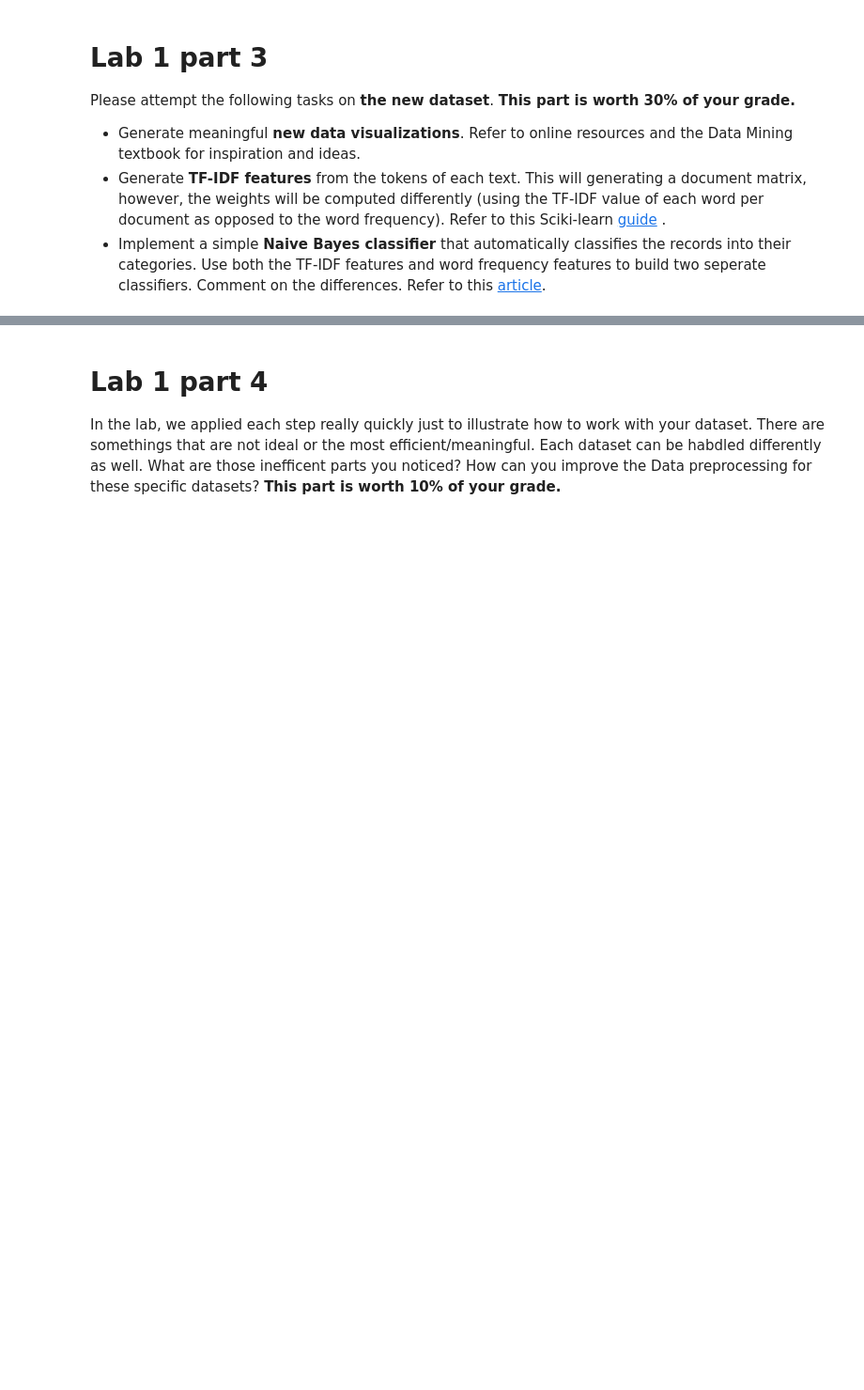
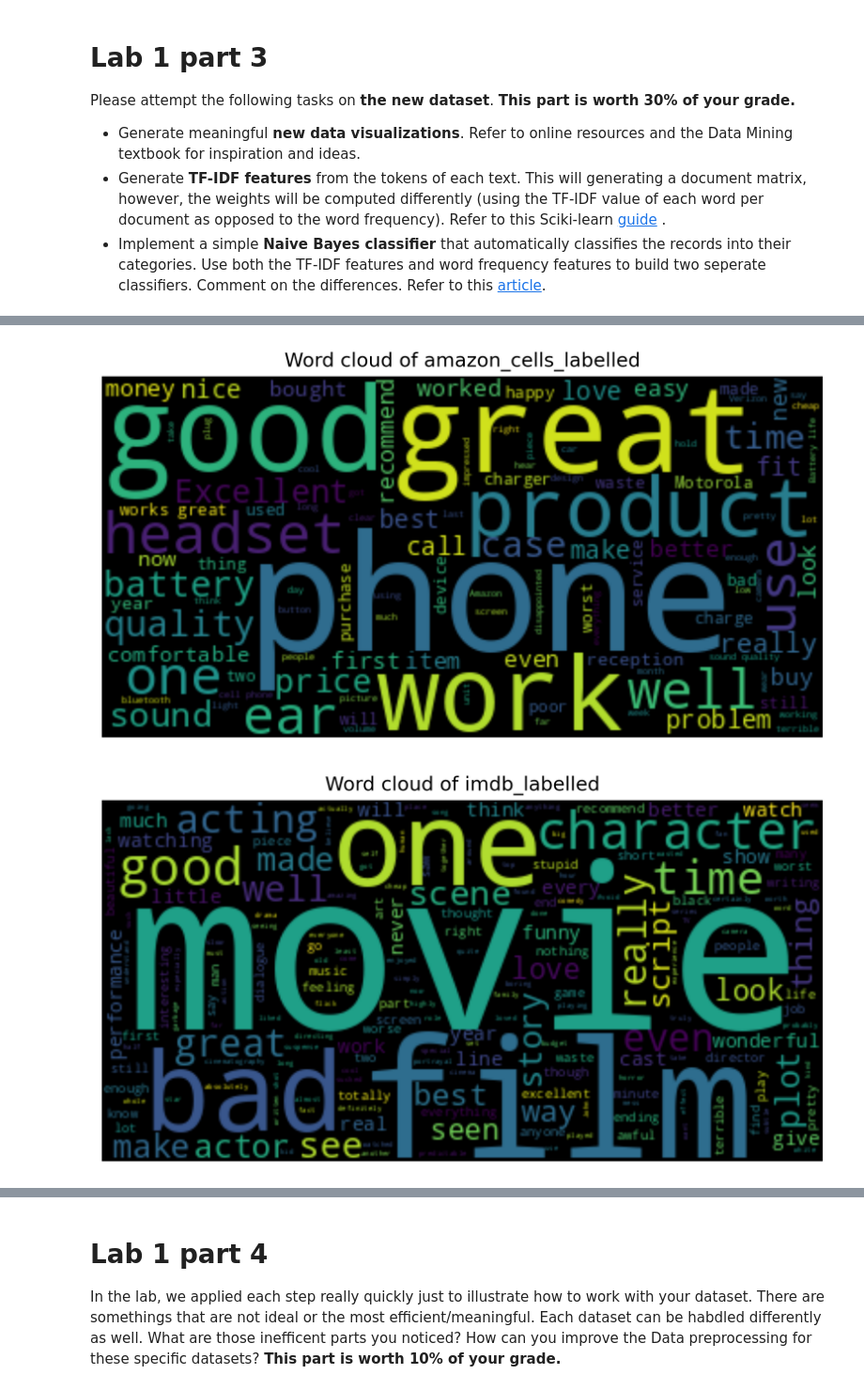
Before and after one commit to provomittt/DM2023-Lab1-Master, a Jupyter notebook: Homework/DM2023-Lab1-Homework.ipynb, the cells around one changed output, grey strips where cells are left out. Shown at 94% size. Saved outputs shown, nothing was run; the diff lists cells and outputs as text; code cells hidden in the pictures; blank space fills up the shorter version.

```diff
--- a/Homework/DM2023-Lab1-Homework.ipynb
+++ b/Homework/DM2023-Lab1-Homework.ipynb
@@ -416,2 +402,4 @@ format_rows(text)
+# %%
+D = format_rows(text, fileNames)
 # %%
-X = pd.DataFrame.from_records(text, columns= ['text'])
+X = pd.DataFrame.from_records(D, columns= ['sentence', 'score', 'datasetName'])
@@ -427,3 +411,5 @@ Please attempt the following tasks on **the new dataset**. __This part is worth
 * Generate meaningful **new data visualizations**. Refer to online resources and the Data Mining textbook for inspiration and ideas.
 * Generate **TF-IDF features** from the tokens of each text. This will generating a document matrix, however, the weights will be computed differently (using the TF-IDF value of each word per document as opposed to the word frequency). Refer to this Sciki-learn [guide](http://scikit-learn.org/stable/modules/generated/sklearn.feature_extraction.text.TfidfVectorizer.html) .
 * Implement a simple **Naive Bayes classifier** that automatically classifies the records into their categories. Use both the TF-IDF features and word frequency features to build two seperate classifiers. Comment on the differences.  Refer to this [article](https://hub.packtpub.com/implementing-3-naive-bayes-classifiers-in-scikit-learn/).
+# %%
+datasetNames = ['amazon_cells_labelled', 'imdb_labelled', 'yelp_labelled']
@@ -429,0 +419,19 @@ Please attempt the following tasks on **the new dataset**. __This part is worth
+# %%
+from wordcloud import WordCloud
+
+def plot_word_cloud(text, fileName):
+    """ Generate word cloud given some input text doc """
+    title = 'Word cloud of ' + fileName
+    word_cloud = WordCloud().generate(text)
+    plt.figure(figsize=(8,6), dpi=300)
+    plt.imshow(word_cloud, interpolation='bilinear')
+    plt.axis("off")
+    plt.title(title)
+    plt.show()
+# %%
+for dataset in datasetNames:
+    texts = ''.join(string for string in X.loc[X['datasetName'] == dataset].sentence)
+    plot_word_cloud(texts, dataset)
+# %% [output]
+[figure, added]
+[figure, added]
```
Also changed, not shown: parts of 14 cells of this notebook, 1 other file.
